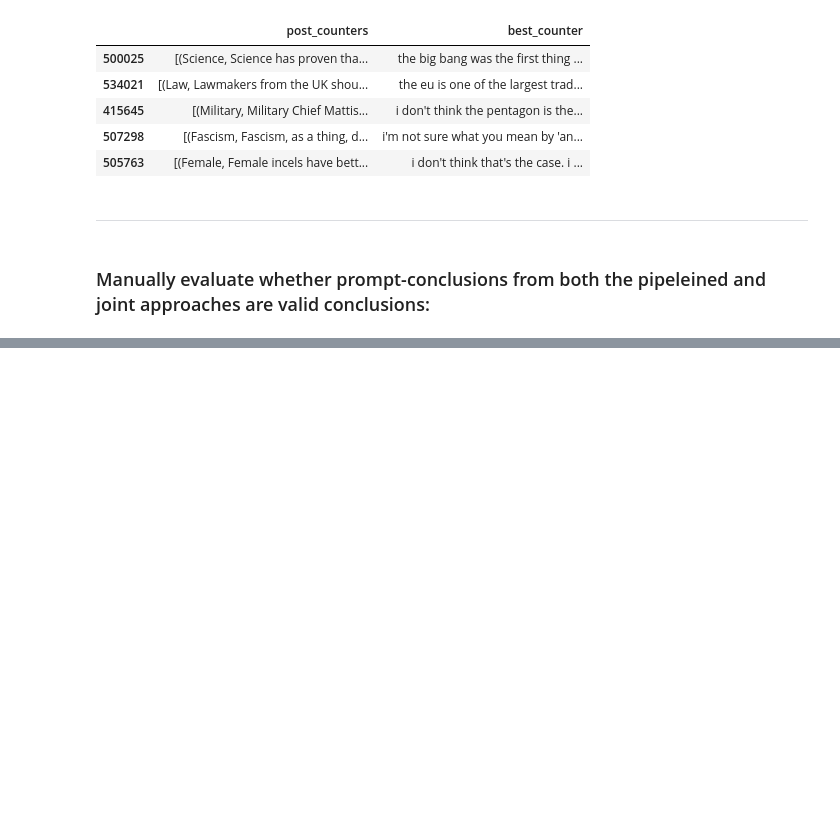
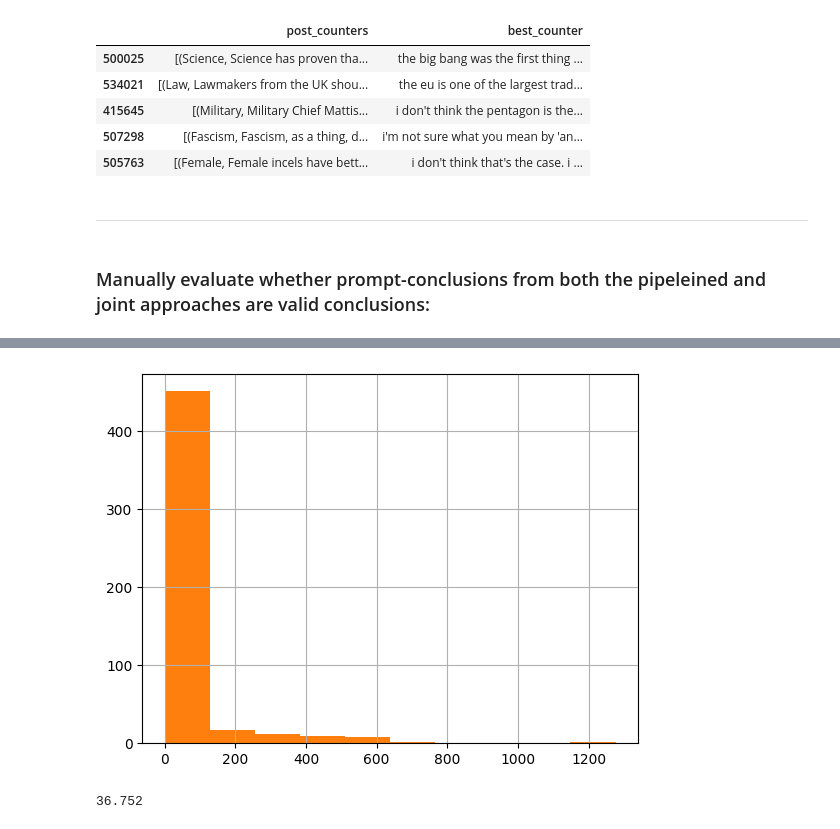
Before and after one commit to webis-de/eacl23-conclusion-based-counter-argument-generation, a Jupyter notebook: prompted-conclusion/prompted-conclusion-generation.ipynb, the cells around one changed output, grey strips where cells are left out. Saved outputs shown, nothing was run; the diff lists cells and outputs as text; code cells hidden in the pictures; blank space fills up the shorter version.

```diff
--- a/prompted-conclusion/prompted-conclusion-generation.ipynb
+++ b/prompted-conclusion/prompted-conclusion-generation.ipynb
@@ -359,2 +359,13 @@ eval_df[['ID', 'Argument', 'Conclusion', 'Approach name']].head(n=10)
 # %%
 eval_df.to_csv('../data/manual_evaluation/eval_conclusion_sample.csv')
+# %%
+eval_df['arg_len'] = eval_df.Argument.apply(lambda x: len(x.split()))
+# %%
+eval_df.arg_len.hist()
+plt.show()
+# %% [output]
+[figure, added]
+# %%
+eval_df.arg_len.mean()
+# %% [output]
+36.752
```
Also changed, not shown: parts of 2 cells of this notebook, 2 other files.
